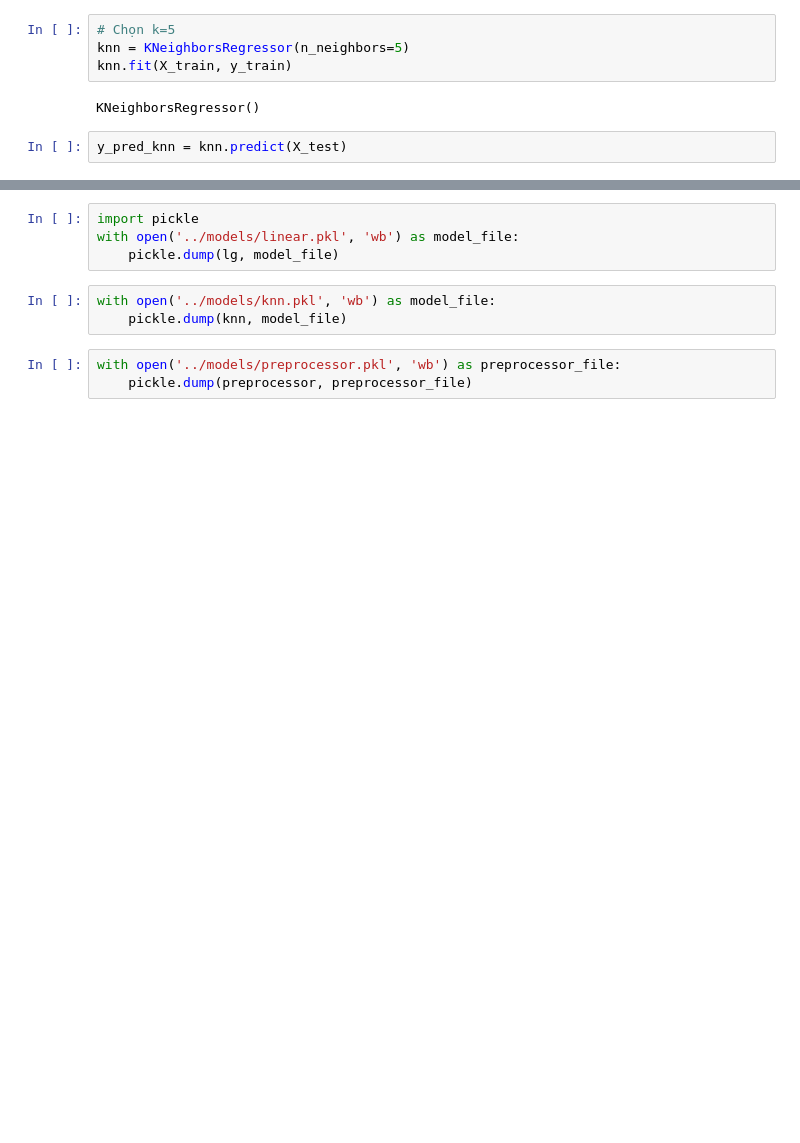
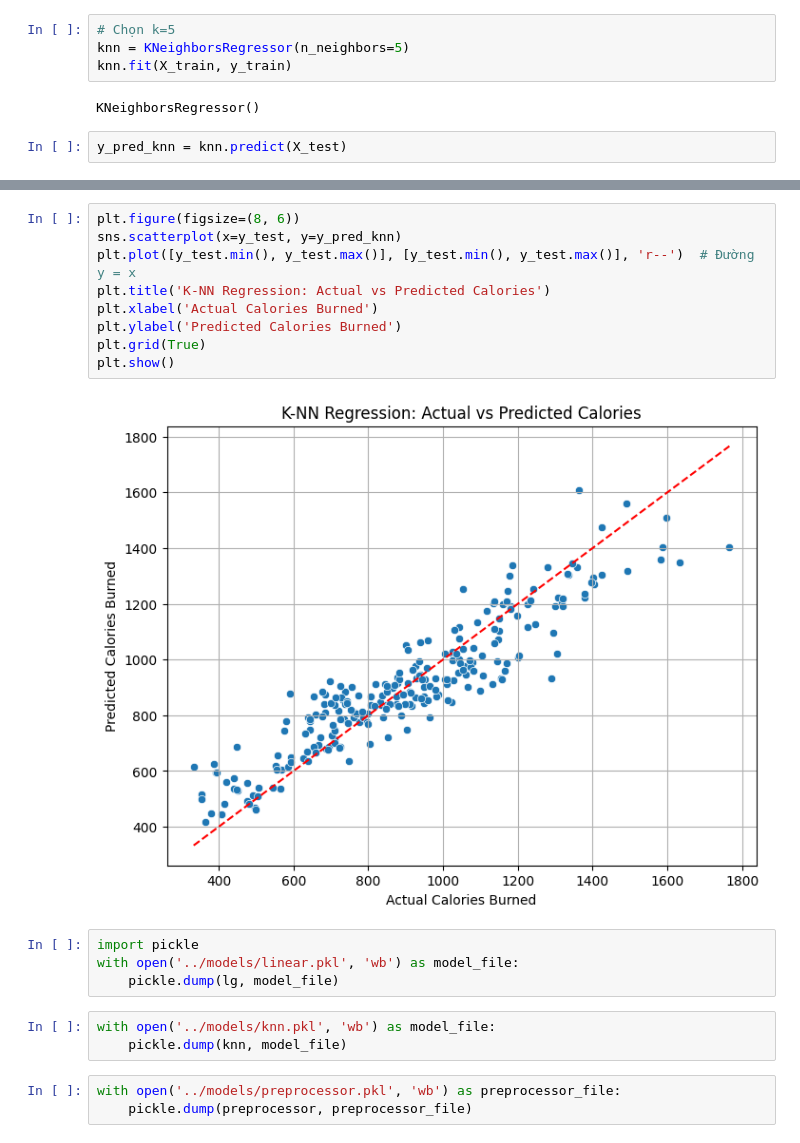
Before and after one commit to skibidi2004/AI_gymer, a Jupyter notebook: notebook/test.ipynb, the cells around one changed output, grey strips where cells are left out. Saved outputs shown, nothing was run; the diff lists cells and outputs as text; blank space fills up the shorter version.

```diff
--- a/notebook/test.ipynb
+++ b/notebook/test.ipynb
@@ -151,3 +203,14 @@ plt.show()
+# %%
+plt.figure(figsize=(8, 6))
+sns.scatterplot(x=y_test, y=y_pred_knn)
+plt.plot([y_test.min(), y_test.max()], [y_test.min(), y_test.max()], 'r--')  # Đường y = x
+plt.title('K-NN Regression: Actual vs Predicted Calories')
+plt.xlabel('Actual Calories Burned')
+plt.ylabel('Predicted Calories Burned')
+plt.grid(True)
+plt.show()
+# %% [output]
+[figure, added]
 # %%
 import pickle
 with open('../models/linear.pkl', 'wb') as model_file:
```
Also changed, not shown: parts of 13 cells of this notebook, 5 other files.
